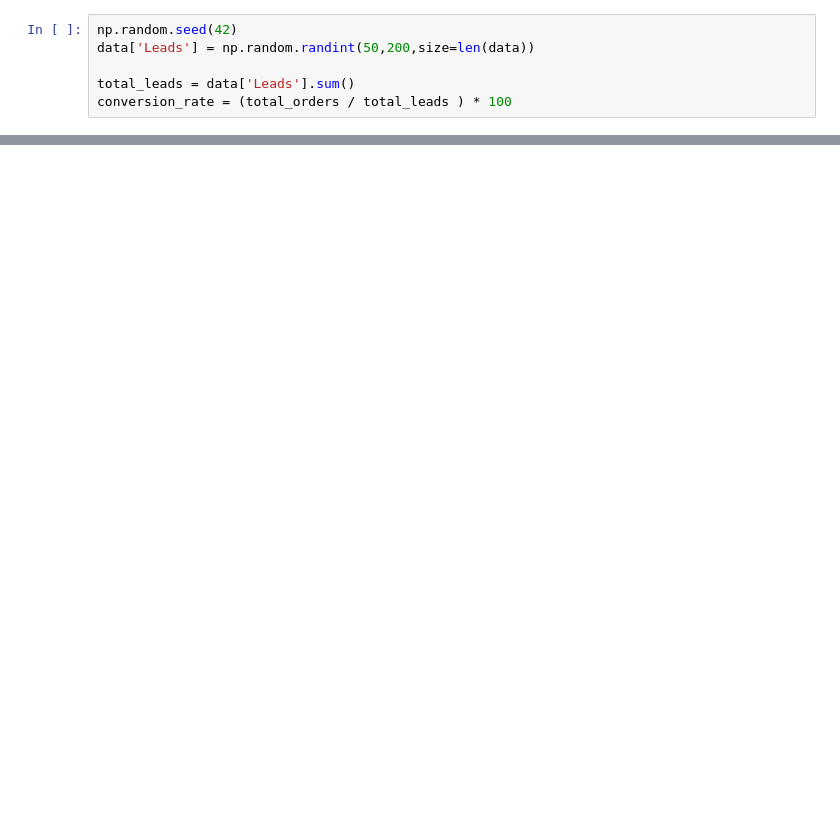
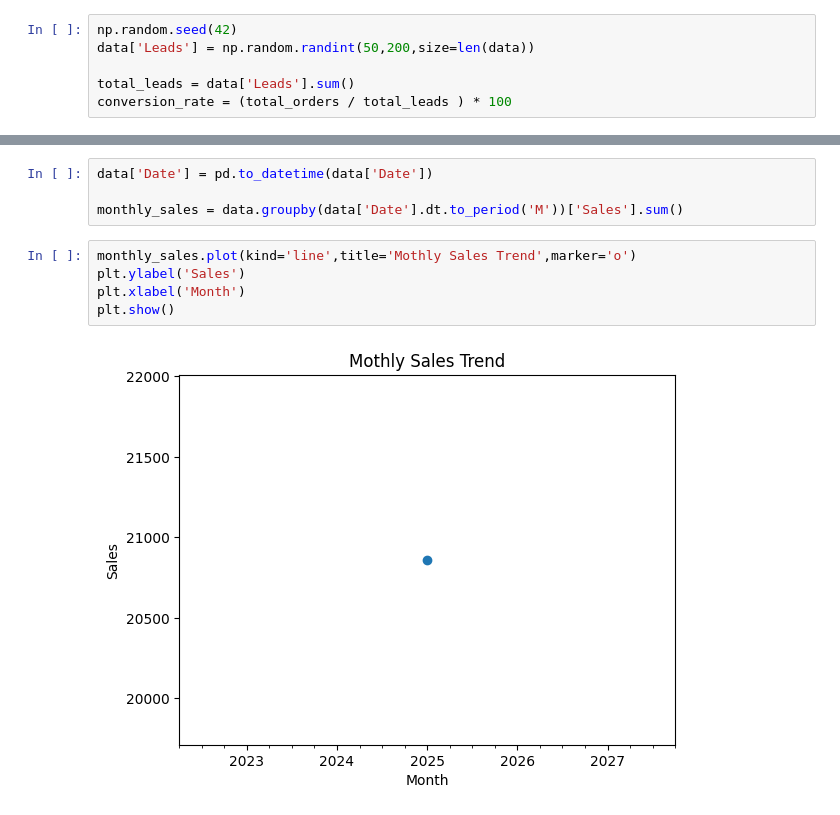
Before and after one commit to francisganapin/Practice_DataScience, a Jupyter notebook: day29/sales.ipynb, the cells around one changed output, grey strips where cells are left out. Saved outputs shown, nothing was run; the diff lists cells and outputs as text; blank space fills up the shorter version.

```diff
--- a/day29/sales.ipynb
+++ b/day29/sales.ipynb
@@ -144,0 +162,11 @@ product_profitability = data.groupby('Product')['Profit'].sum().sort_values(asce
+# %%
+data['Date'] = pd.to_datetime(data['Date'])
+
+monthly_sales = data.groupby(data['Date'].dt.to_period('M'))['Sales'].sum()
+# %%
+monthly_sales.plot(kind='line',title='Mothly Sales Trend',marker='o')
+plt.ylabel('Sales')
+plt.xlabel('Month')
+plt.show()
+# %% [output]
+[figure, added]
```
Also changed, not shown: parts of 25 cells of this notebook, 5 other files.
